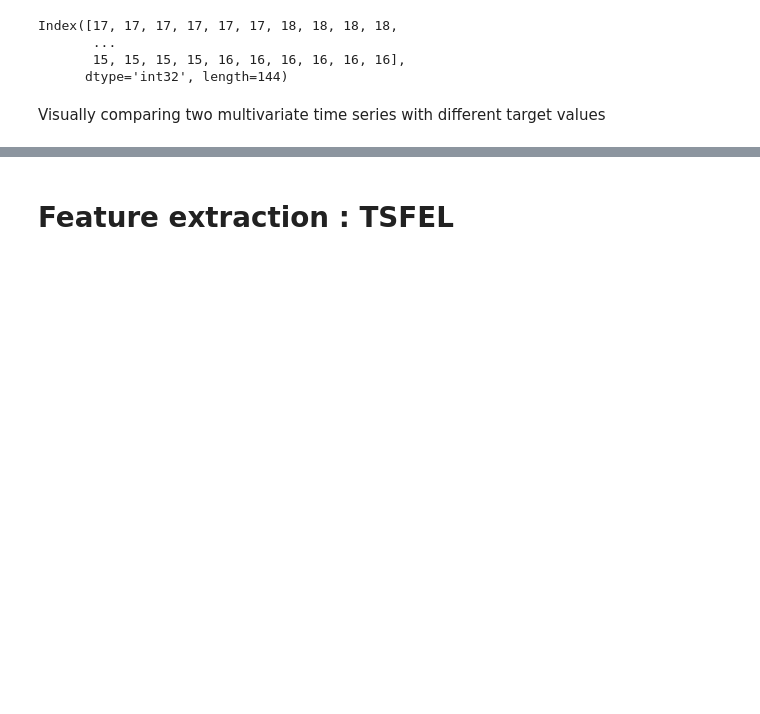
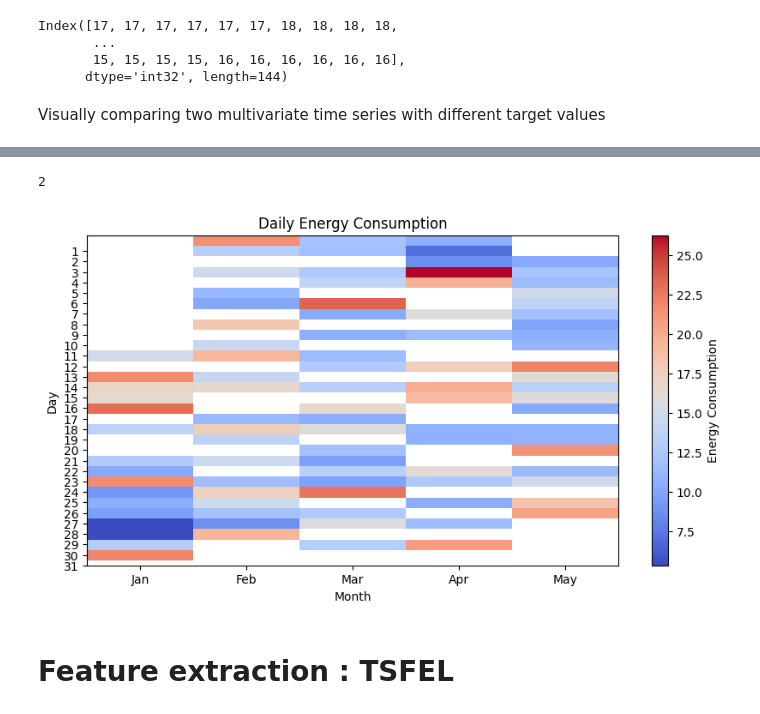
Before and after one commit to nour-m-bouayed/TSFEL_Review, a Jupyter notebook: TSFEL_ExtrinsicRegression.ipynb, the cells around one changed output, grey strips where cells are left out. Drawn from its saved outputs; the diff is of its cells as text; code cells hidden in the pictures; blank space fills up the shorter version.

```diff
--- a/TSFEL_ExtrinsicRegression.ipynb
+++ b/TSFEL_ExtrinsicRegression.ipynb
@@ -92,0 +93,3 @@ for (j,sample) in list(samples.iterrows()):
+# %%
+data.insert(0,'start_recording',data['T1'].apply(lambda x:x.index[0]))
+data.insert(1,'end_recording',data['T1'].apply(lambda x:x.index[-1]))
@@ -93,3 +102,32 @@ for (j,sample) in list(samples.iterrows()):
+# %%
+data.start_recording[0].month
+# %% [output]
+2
+# %%
+#creating new features
+data['month'] = data.end_recording.apply(lambda x:x.month)
+data['weekday'] = data.end_recording.apply(lambda x:x.weekday)
+data['hour'] = data.end_recording.apply(lambda x:x.hour)
+data['day'] = data.end_recording.apply(lambda x:x.day)
+data['day_of_week'] = data.end_recording.apply(lambda x:x.dayofweek)
+# %%
+data['y_train']=y_train
+# %%
+# Create a pivot table to aggregate the daily energy consumption
+daily_energy = data.pivot_table(values='y_train', index='day', columns='month')
+
+# Create a heatmap using the pivot table
+plt.figure(figsize=(10, 5))
+plt.title('Daily Energy Consumption')
+plt.xlabel('Month')
+plt.ylabel('Day')
+plt.imshow(daily_energy, cmap='coolwarm', aspect='auto')
+plt.colorbar(label='Energy Consumption')
+plt.xticks(range(0,5), ['Jan', 'Feb', 'Mar', 'Apr', 'May'])
+plt.yticks(range(1, 32))
+plt.show()
+# %% [output]
+[figure, added]
 # %% [markdown]
 # Feature extraction : TSFEL
 # %% [markdown]
```
Also changed, not shown: parts of 6 cells of this notebook.
